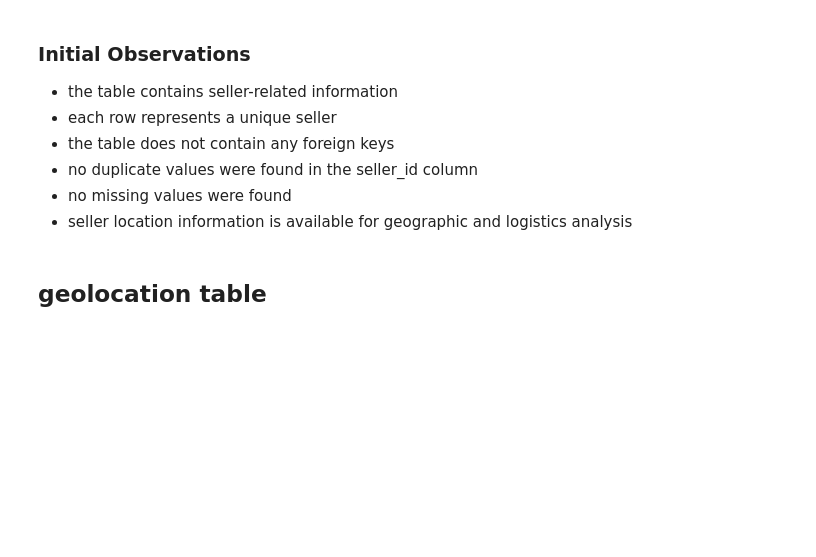
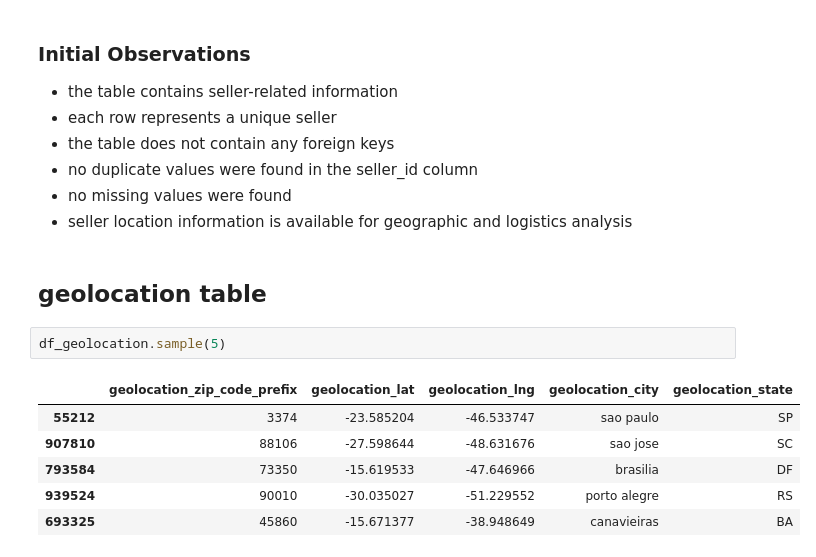
Before and after one commit to AminrezaAman/brazilian-ecommerce-analytics, a Jupyter notebook: notebooks/01_data_understanding.ipynb, the cells around one changed output. Cells and saved outputs as stored; diff of their text form; blank space fills up the shorter version.

```diff
--- a/notebooks/01_data_understanding.ipynb
+++ b/notebooks/01_data_understanding.ipynb
@@ -355,3 +355,12 @@ df_sellers.describe(include='object')
 - seller location information is available for geographic and logistics analysis
 # %% [markdown]
 ## geolocation table
+# %%
+df_geolocation.sample(5)
+# %% [output]
+|  | geolocation_zip_code_prefix | geolocation_lat | geolocation_lng | geolocation_city | geolocation_state |
+| 55212 | 3374 | -23.585204 | -46.533747 | sao paulo | SP |
+| 907810 | 88106 | -27.598644 | -48.631676 | sao jose | SC |
+| 793584 | 73350 | -15.619533 | -47.646966 | brasilia | DF |
+| 939524 | 90010 | -30.035027 | -51.229552 | porto alegre | RS |
+| 693325 | 45860 | -15.671377 | -38.948649 | canavieiras | BA |
```
Also changed, not shown: parts of 13 cells of this notebook.
